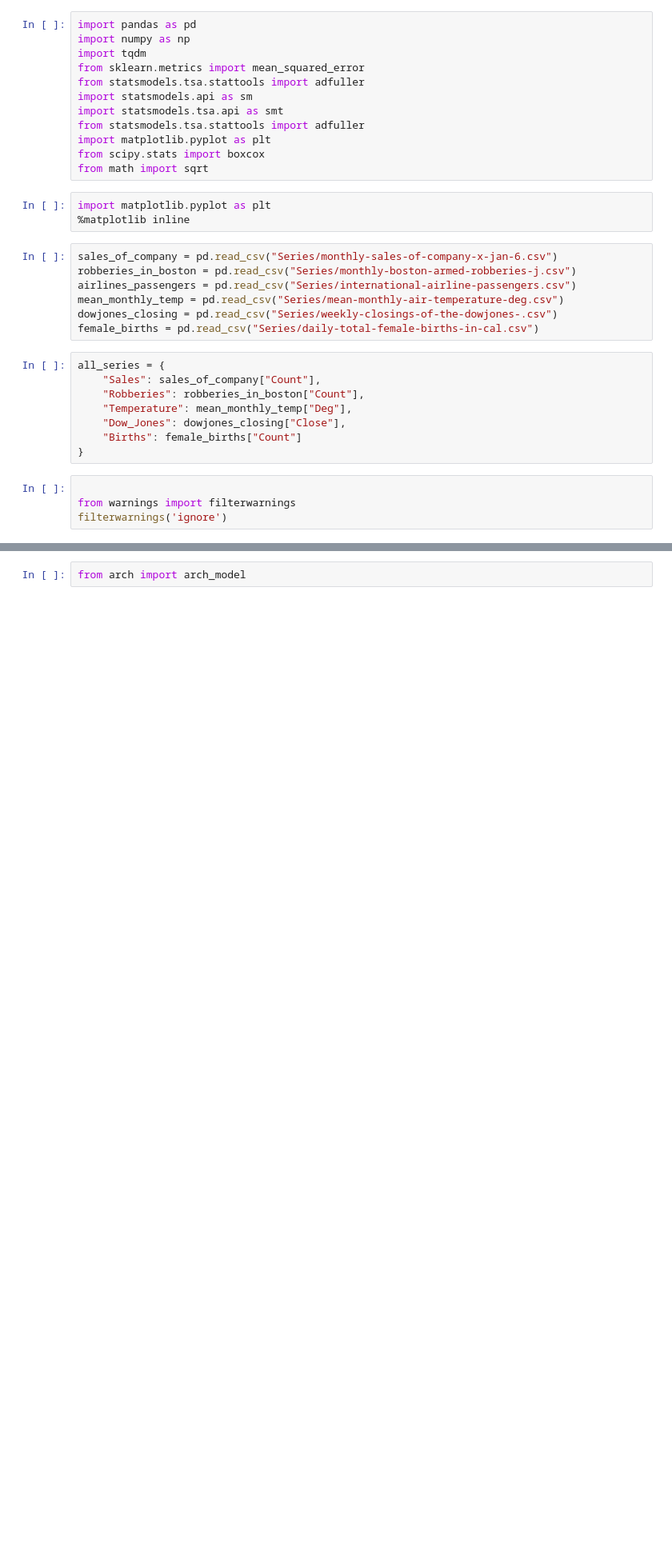
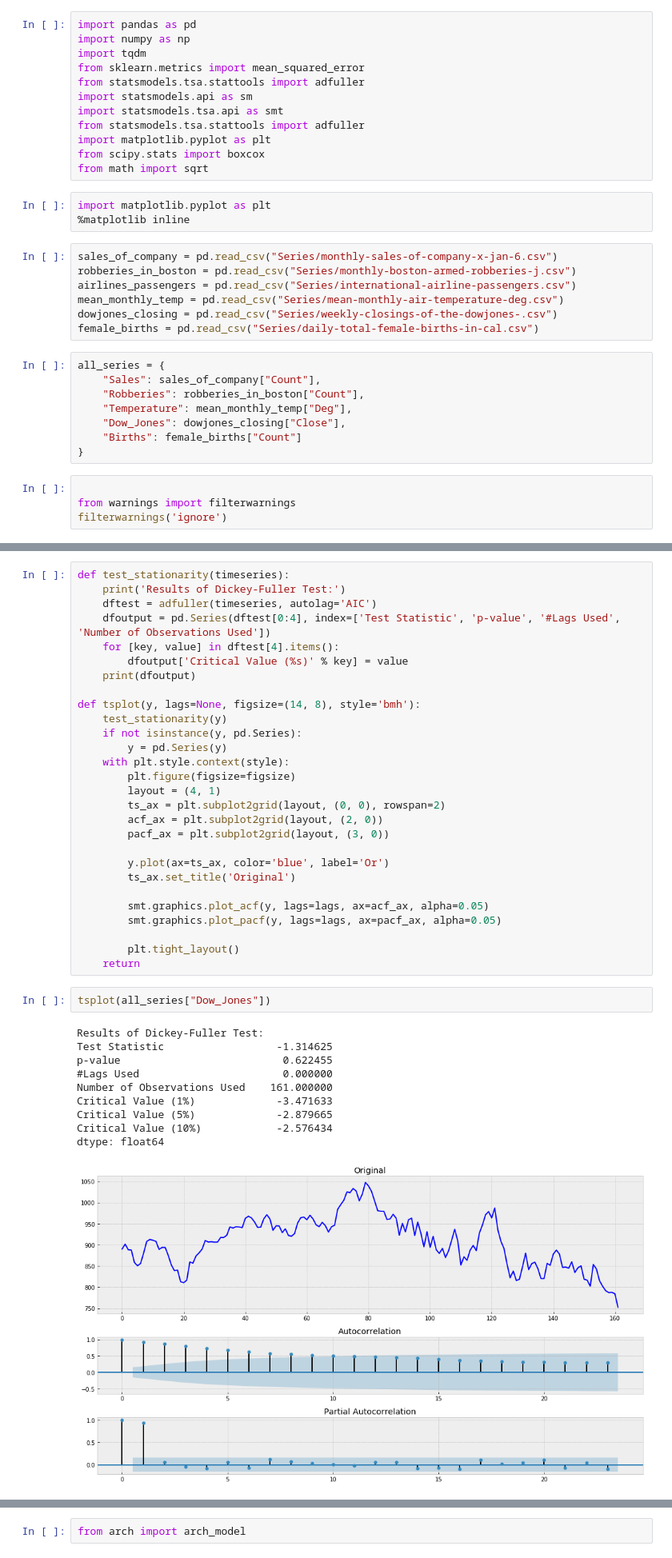
Before and after one commit to EvgenyRostovtsev/ML_Netology, a Jupyter notebook: TS4/HWTS4.ipynb, the cells around one changed output, grey strips where cells are left out. Shown at 80% size. Saved outputs shown, nothing was run; the diff lists cells and outputs as text; blank space fills up the shorter version.

```diff
--- a/TS4/HWTS4.ipynb
+++ b/TS4/HWTS4.ipynb
@@ -36,0 +39,41 @@ filterwarnings('ignore')
+# %%
+def test_stationarity(timeseries):
+    print('Results of Dickey-Fuller Test:')
+    dftest = adfuller(timeseries, autolag='AIC')
+    dfoutput = pd.Series(dftest[0:4], index=['Test Statistic', 'p-value', '#Lags Used', 'Number of Observations Used'])
+    for [key, value] in dftest[4].items():
+        dfoutput['Critical Value (%s)' % key] = value
+    print(dfoutput)
+
+def tsplot(y, lags=None, figsize=(14, 8), style='bmh'):
+    test_stationarity(y)
+    if not isinstance(y, pd.Series):
+        y = pd.Series(y)
+    with plt.style.context(style):
+        plt.figure(figsize=figsize)
+        layout = (4, 1)
+        ts_ax = plt.subplot2grid(layout, (0, 0), rowspan=2)
+        acf_ax = plt.subplot2grid(layout, (2, 0))
+        pacf_ax = plt.subplot2grid(layout, (3, 0))
+
+        y.plot(ax=ts_ax, color='blue', label='Or')
+        ts_ax.set_title('Original')
+
+        smt.graphics.plot_acf(y, lags=lags, ax=acf_ax, alpha=0.05)
+        smt.graphics.plot_pacf(y, lags=lags, ax=pacf_ax, alpha=0.05)
+
+        plt.tight_layout()
+    return
+# %%
+tsplot(all_series["Dow_Jones"])
+# %% [output]
+Results of Dickey-Fuller Test:
+Test Statistic                  -1.314625
+p-value                          0.622455
+#Lags Used                       0.000000
+Number of Observations Used    161.000000
+Critical Value (1%)             -3.471633
+Critical Value (5%)             -2.879665
+Critical Value (10%)            -2.576434
+dtype: float64
+[figure, added]
```
Also changed, not shown: parts of 12 cells of this notebook.
